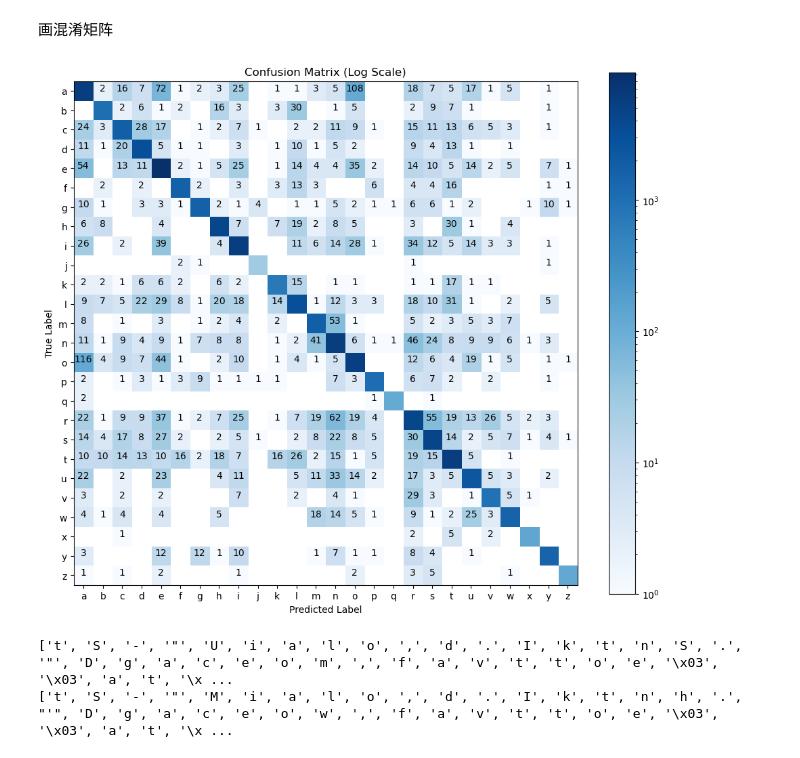
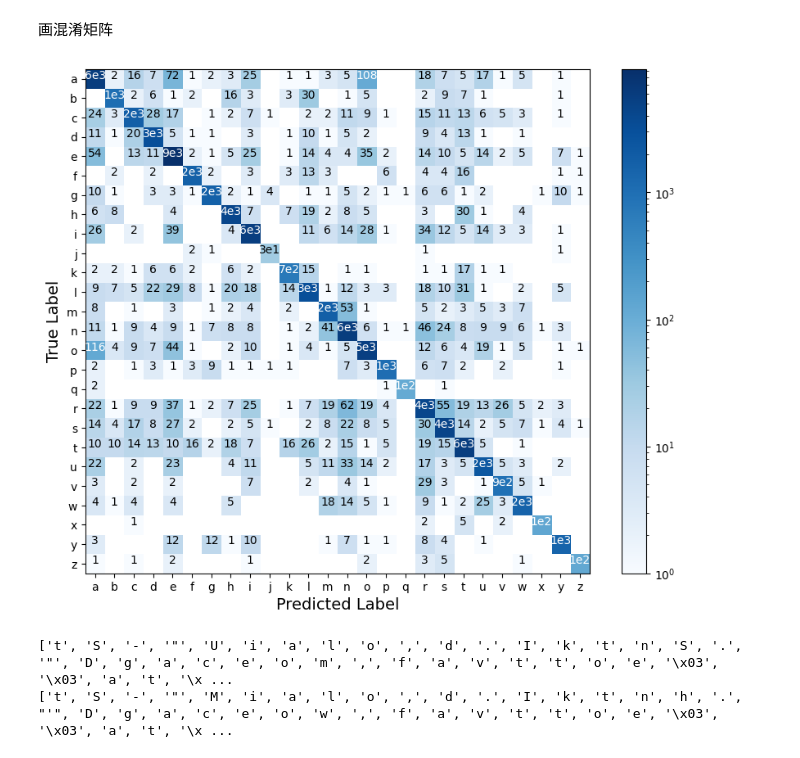
Before and after one commit to Ken-2511/HandwritingRecognition, a Jupyter notebook: Train/CRNN_visual_eval.ipynb, the cells around one changed output. Cells and saved outputs as stored; diff of their text form; code cells hidden in the pictures.

```diff
--- a/Train/CRNN_visual_eval.ipynb
+++ b/Train/CRNN_visual_eval.ipynb
@@ -555,39 +555,42 @@ def filter_labels(predicted_labels, true_labels):
     char_true_labels = []
     for i in range(len(predicted_labels)):
         if 97 <= predicted_labels[i] <= 122 and 97 <= true_labels[i] <= 122:
             char_predicted_labels.append(predicted_labels[i])
             char_true_labels.append(true_labels[i])
     return char_predicted_labels, char_true_labels
 
 char_predicted_labels, char_true_labels = filter_labels(predicted_labels, true_labels)
 
 # Generate display labels from 'a' to 'z'
 display_labels = [chr(i) for i in range(97, 123)]
 
 # Compute confusion matrix
 cm = confusion_matrix(char_true_labels, char_predicted_labels, labels=[ord(char) for char in display_labels])
 
-plt.figure(figsize=(12, 10))
+plt.figure(figsize=(10, 8))
 # Use imshow to display the confusion matrix with a logarithmic scale
 plt.imshow(cm, interpolation='nearest', cmap=plt.cm.Blues, norm=mcolors.LogNorm(vmin=1, vmax=cm.max()))
-plt.title('Confusion Matrix (Log Scale)')
+# plt.title('Confusion Matrix (Log Scale)')
 plt.colorbar()  # Add a color bar for reference
 
 tick_marks = np.arange(len(display_labels))
 plt.xticks(tick_marks, display_labels)
 plt.yticks(tick_marks, display_labels)
-plt.xlabel('Predicted Label')
-plt.ylabel('True Label')
+plt.xlabel('Predicted Label', fontsize=14)
+plt.ylabel('True Label', fontsize=14)
 
 # Optional: Add text annotations inside the confusion matrix
 for i in range(cm.shape[0]):
     for j in range(cm.shape[1]):
         if cm[i, j] > 0 and i != j:
-            plt.text(j, i, format(cm[i, j], 'd'), horizontalalignment="center", color="white" if cm[i, j] > cm.max() / 2 else "black")
+            plt.text(j, i, format(cm[i, j], 'd'), horizontalalignment="center", color="white" if np.log(cm[i, j]) > np.log(cm.max()) / 2 else "black")
+        if i == j:
+            text = format(cm[i, j], '.0e').replace('e+0', 'e')
+            plt.text(j, i, text, horizontalalignment="center", color="white" if np.log(cm[i, j]) > np.log(cm.max()) / 2 else "black")
 
 plt.show()
 # %% [output]
-[figure, old version]
+[figure, new version]
 # %%
 # %% [output]
 ['t', 'S', '-', '"', 'U', 'i', 'a', 'l', 'o', ',', 'd', '.', 'I', 'k', 't', 'n', 'S', '.', '"', 'D', 'g', 'a', 'c', 'e', 'o', 'm', ',', 'f', 'a', 'v', 't', 't', 'o', 'e', '\x03', '\x03', 'a', 't', '\x ...
```
Also changed, not shown: 2 other files.
